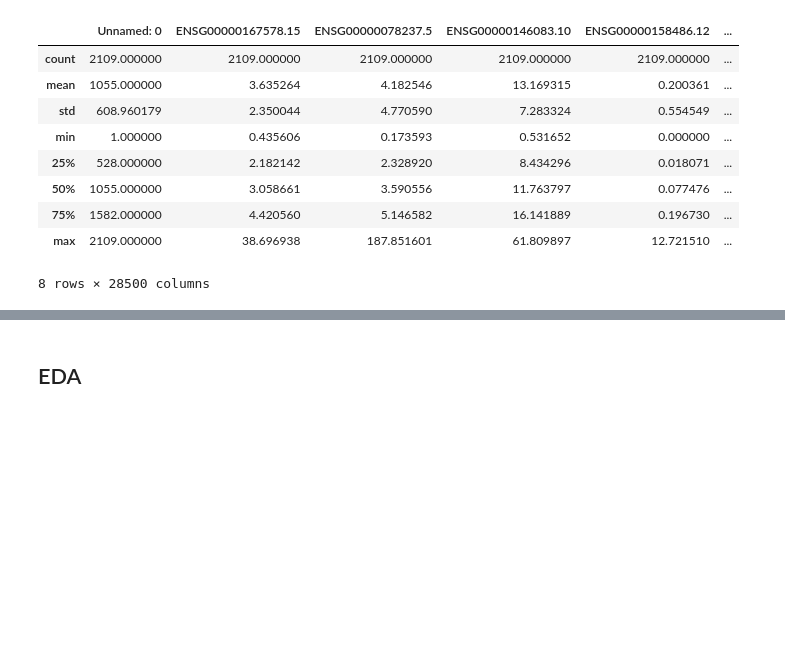
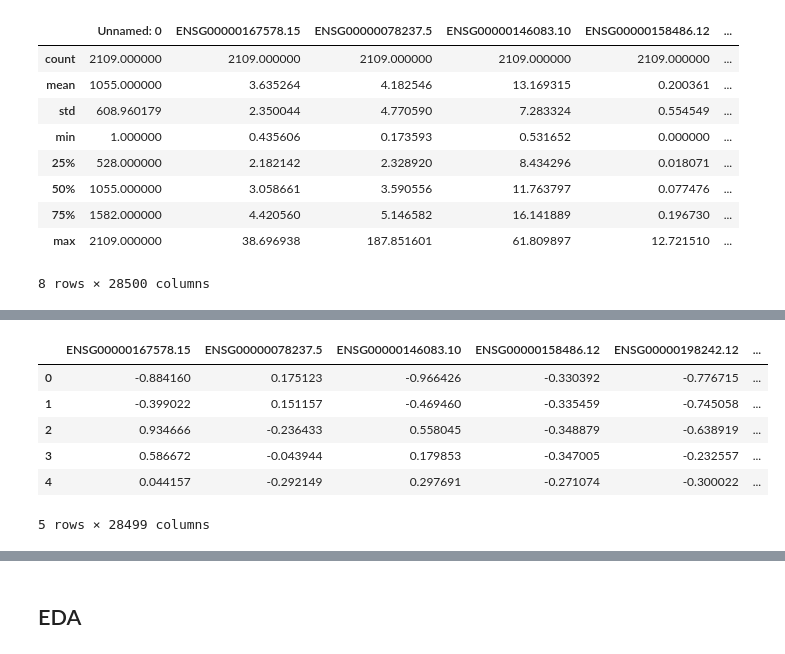
Before and after one commit to GingerLqt/Axaitech_TissueBiopsy, a Jupyter notebook: TissueBiopsy.ipynb, the cells around one changed output, grey strips where cells are left out. Drawn from its saved outputs; the diff is of its cells as text; code cells hidden in the pictures; blank space fills up the shorter version.

```diff
--- a/TissueBiopsy.ipynb
+++ b/TissueBiopsy.ipynb
@@ -108,7 +108,3 @@ data.describe()
 | 75% | 1582.000000 | 4.420560 | 5.146582 | 16.141889 | 0.196730 | ... |
 | max | 2109.000000 | 38.696938 | 187.851601 | 61.809897 | 12.721510 | ... |
 8 rows × 28500 columns
-# %%
-scaler = StandardScaler
-scaler.fit(data)
-scaled_data = scalar.transform(data)
@@ -116,0 +186,14 @@ TypeError: fit() missing 1 required positional argument: 'X'
+# %%
+scaler = StandardScaler().fit_transform(data.iloc[:, 2:])
+# %%
+scaled_df = pd.DataFrame(scaler, columns=data.columns[2:], index=data.index)
+# %%
+scaled_df.head()
+# %% [output]
+|  | ENSG00000167578.15 | ENSG00000078237.5 | ENSG00000146083.10 | ENSG00000158486.12 | ENSG00000198242.12 | ... |
+| 0 | -0.884160 | 0.175123 | -0.966426 | -0.330392 | -0.776715 | ... |
+| 1 | -0.399022 | 0.151157 | -0.469460 | -0.335459 | -0.745058 | ... |
+| 2 | 0.934666 | -0.236433 | 0.558045 | -0.348879 | -0.638919 | ... |
+| 3 | 0.586672 | -0.043944 | 0.179853 | -0.347005 | -0.232557 | ... |
+| 4 | 0.044157 | -0.292149 | 0.297691 | -0.271074 | -0.300022 | ... |
+5 rows × 28499 columns
```
Also changed, not shown: parts of 11 cells of this notebook.
